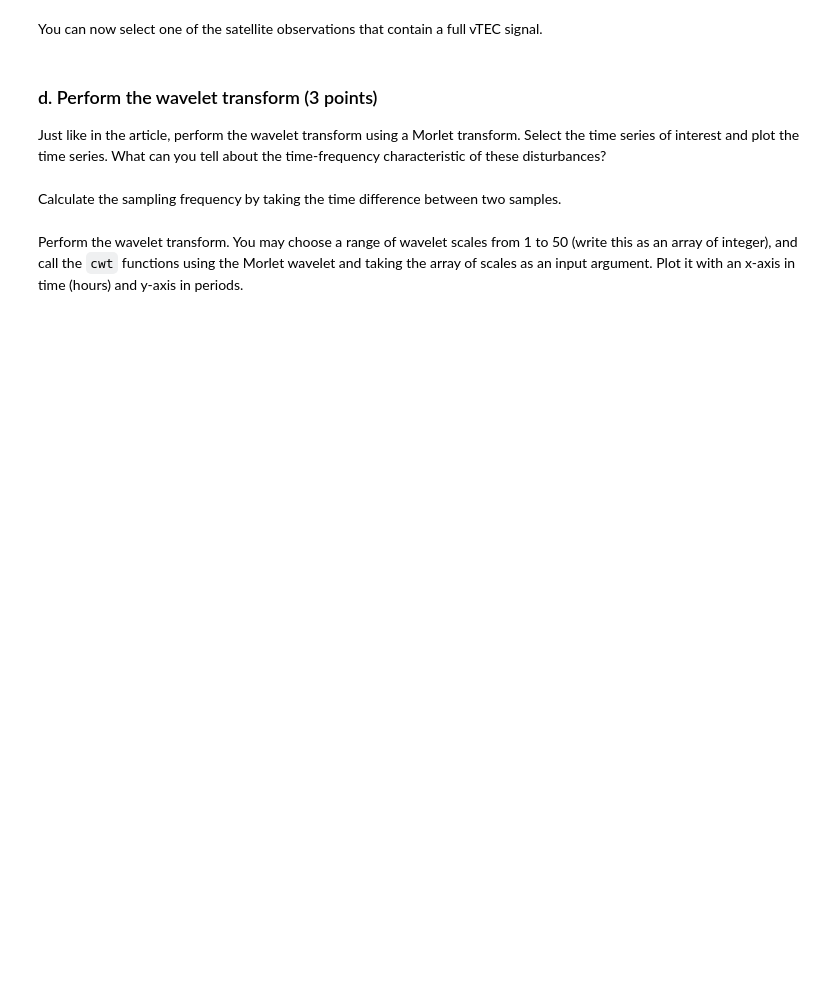
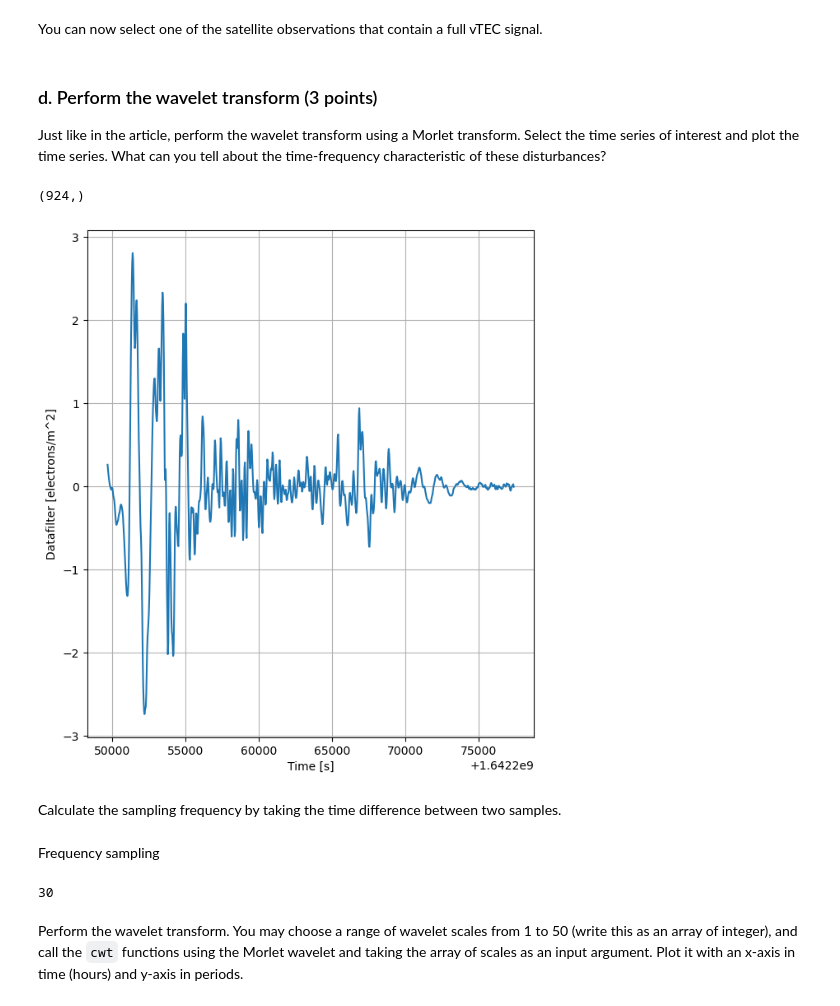
Before and after one commit to UW-ESS-DS/MLGeo2022_velgueta, a Jupyter notebook: Homeworks3_4/homework_4.ipynb, the cells around one changed output. Drawn from its saved outputs; the diff is of its cells as text; code cells hidden in the pictures; blank space fills up the shorter version.

```diff
--- a/Homeworks3_4/homework_4.ipynb
+++ b/Homeworks3_4/homework_4.ipynb
@@ -419,2 +402,20 @@ cwtm = signal.cwt(z, signal.morlet2, widths, w=w)
+# %%
+datainterest=DataTonganew['variometric_derived_TEC_filtered'].values
+datainterest.shape
+# %% [output]
+(924,)
+# %%
+# answer below
+import scipy.signal as signal
+
+datainterest=DataTonganew['variometric_derived_TEC_filtered'].values
+newtime=   DataTonganew['time'].values
+fig,(ax2)=plt.subplots(1,1, figsize=(7,8))
+ax2.plot(newtime , datainterest)
+ax2.set_xlabel('Time [s]')
+ax2.set_ylabel('Datafilter [electrons/m^2]')
+ax2.grid(True);
+# %% [output]
+[figure, added]
 # %% [markdown]
 Calculate the sampling frequency by taking the time difference between two samples.
@@ -429,3 +422,10 @@ plt.show()
+# %% [markdown]
+Frequency sampling
+# %%
+fs= int(newtime[4]-newtime[3])
+print(fs)
+# %% [output]
+30
 # %% [markdown]
 Perform the wavelet transform. You may choose a range of wavelet scales from 1 to 50 (write this as an array of integer), and call the ``cwt`` functions using the Morlet wavelet and taking the array of scales as an input argument. Plot it with an x-axis in time (hours) and y-axis in periods.
 # %%
```
Also changed, not shown: parts of 4 cells of this notebook.
